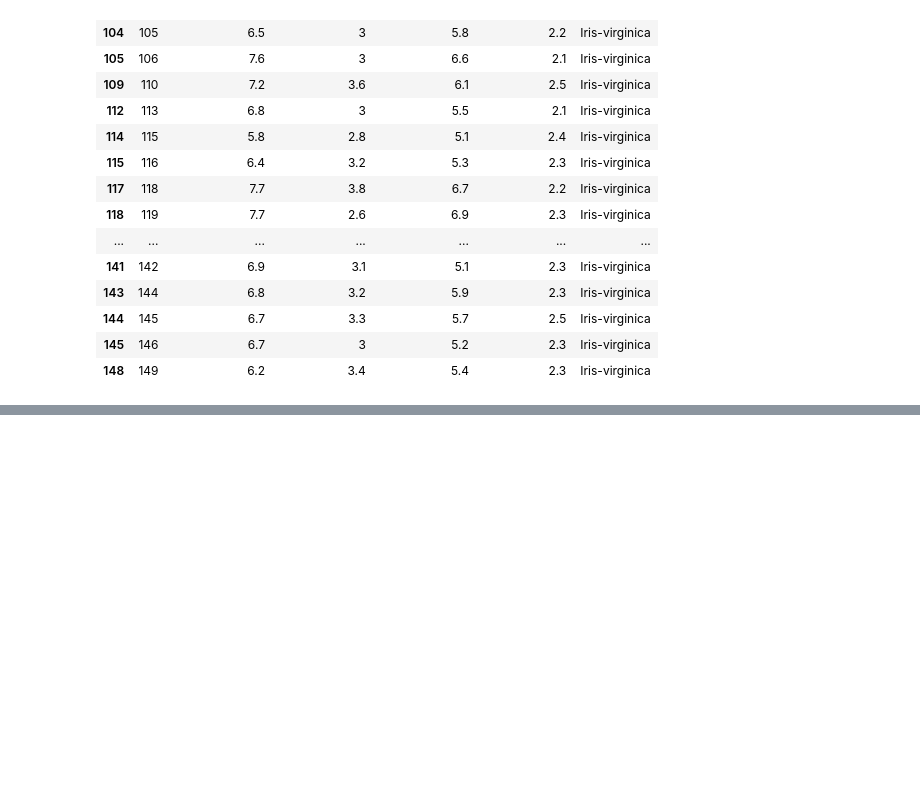
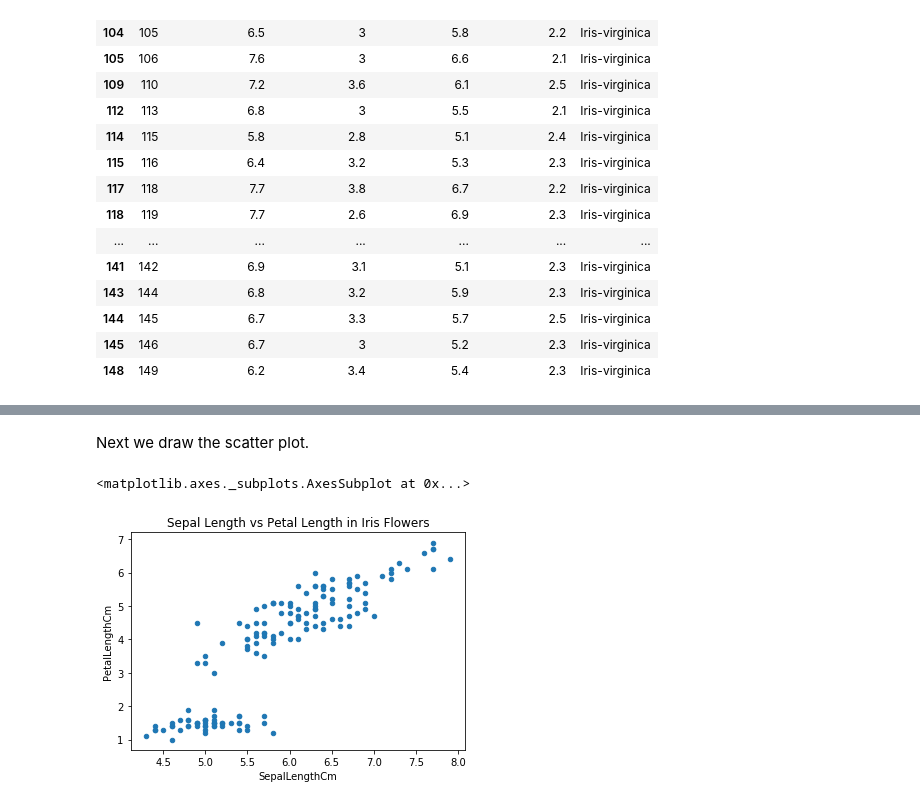
Before and after one commit to NicholasCrossman/python-iris-regression, a Jupyter notebook: iris-regression.ipynb, the cells around one changed output, grey strips where cells are left out. Saved outputs shown, nothing was run; the diff lists cells and outputs as text; code cells hidden in the pictures; blank space fills up the shorter version.

Commit message:
Scatterplot visualization added for sepal and petal length comparison.

```diff
--- a/iris-regression.ipynb
+++ b/iris-regression.ipynb
@@ -89,0 +101,9 @@ petalwidth_greater_than_2.style
+# %%
+length_comparison = pd.DataFrame(data=data, columns=['SepalLengthCm', 'PetalLengthCm'])
+# %% [markdown]
+Next we draw the scatter plot.
+# %%
+length_comparison.plot.scatter(x='SepalLengthCm', y='PetalLengthCm', title='Sepal Length vs Petal Length in Iris Flowers')
+# %% [output]
+<matplotlib.axes._subplots.AxesSubplot at 0x...>
+[figure, added]
```
Also changed, not shown: parts of 1 cell of this notebook.
